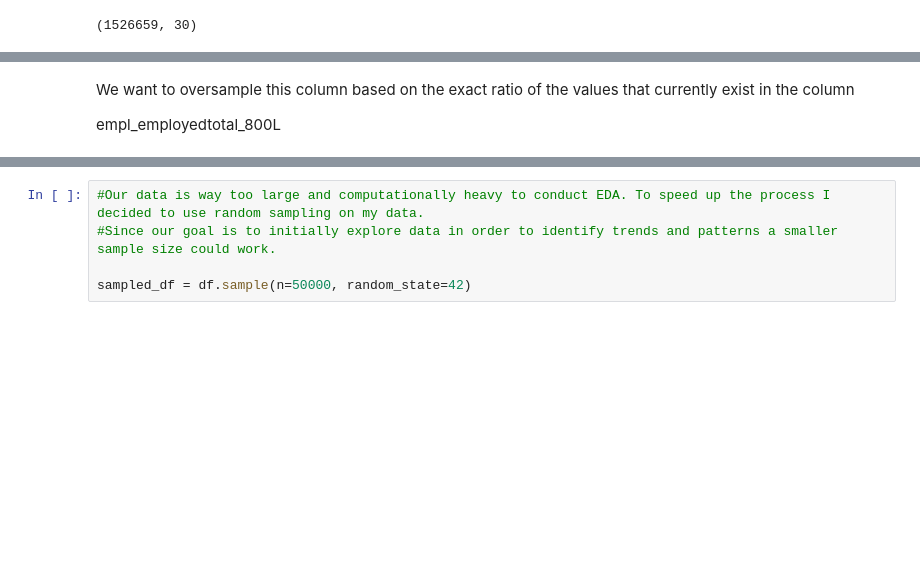
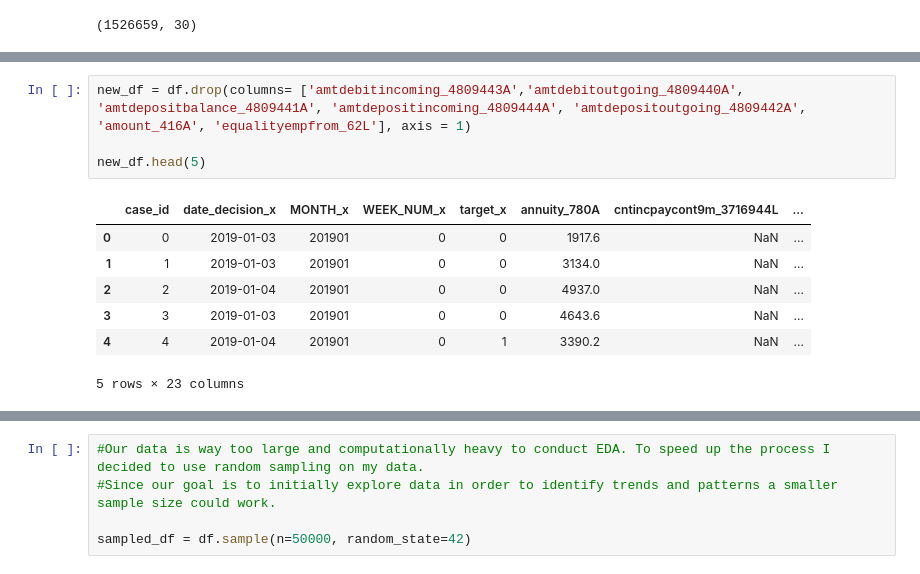
Before and after one commit to JacobTheCoder87/credit-risk-model-stability, a Jupyter notebook: code/01 EDA.ipynb, the cells around one changed output, grey strips where cells are left out. Cells and saved outputs as stored; diff of their text form; blank space fills up the shorter version.

```diff
--- a/code/01 EDA.ipynb
+++ b/code/01 EDA.ipynb
@@ -76,4 +86,12 @@ equalityempfrom_62L          37812  / 1526659 =
-# %% [markdown]
-We want to oversample this column based on the exact ratio of the values that currently exist in the column
-
-empl_employedtotal_800L
+# %%
+new_df = df.drop(columns= ['amtdebitincoming_4809443A','amtdebitoutgoing_4809440A', 'amtdepositbalance_4809441A', 'amtdepositincoming_4809444A', 'amtdepositoutgoing_4809442A', 'amount_416A', 'equalityempfrom_62L'], axis = 1)
+
+new_df.head(5)
+# %% [output]
+|  | case_id | date_decision_x | MONTH_x | WEEK_NUM_x | target_x | annuity_780A | cntincpaycont9m_3716944L | ... |
+| 0 | 0 | 2019-01-03 | 201901 | 0 | 0 | 1917.6 | NaN | ... |
+| 1 | 1 | 2019-01-03 | 201901 | 0 | 0 | 3134.0 | NaN | ... |
+| 2 | 2 | 2019-01-04 | 201901 | 0 | 0 | 4937.0 | NaN | ... |
+| 3 | 3 | 2019-01-03 | 201901 | 0 | 0 | 4643.6 | NaN | ... |
+| 4 | 4 | 2019-01-04 | 201901 | 0 | 1 | 3390.2 | NaN | ... |
+5 rows × 23 columns
```
Also changed, not shown: parts of 8 cells of this notebook.
